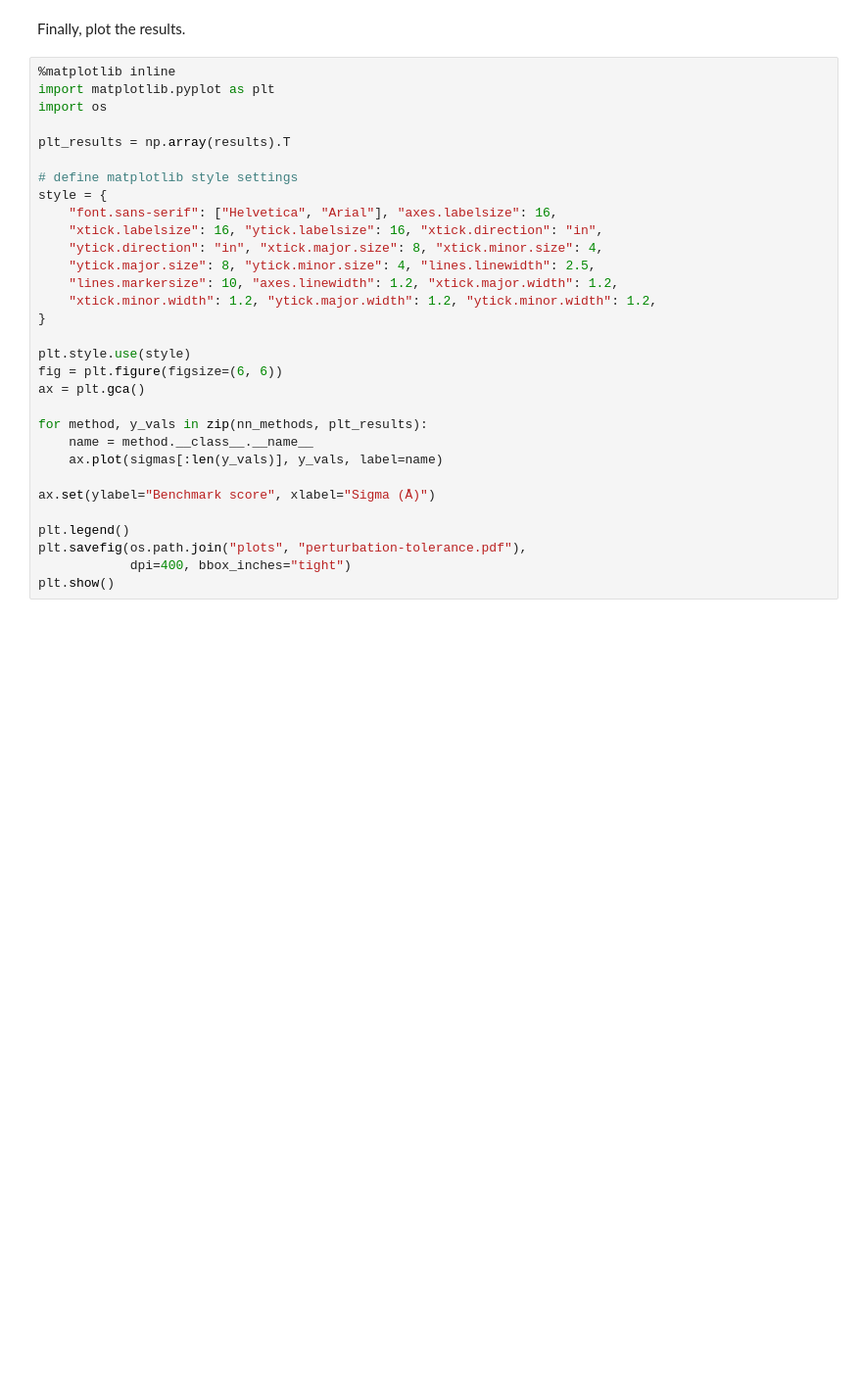
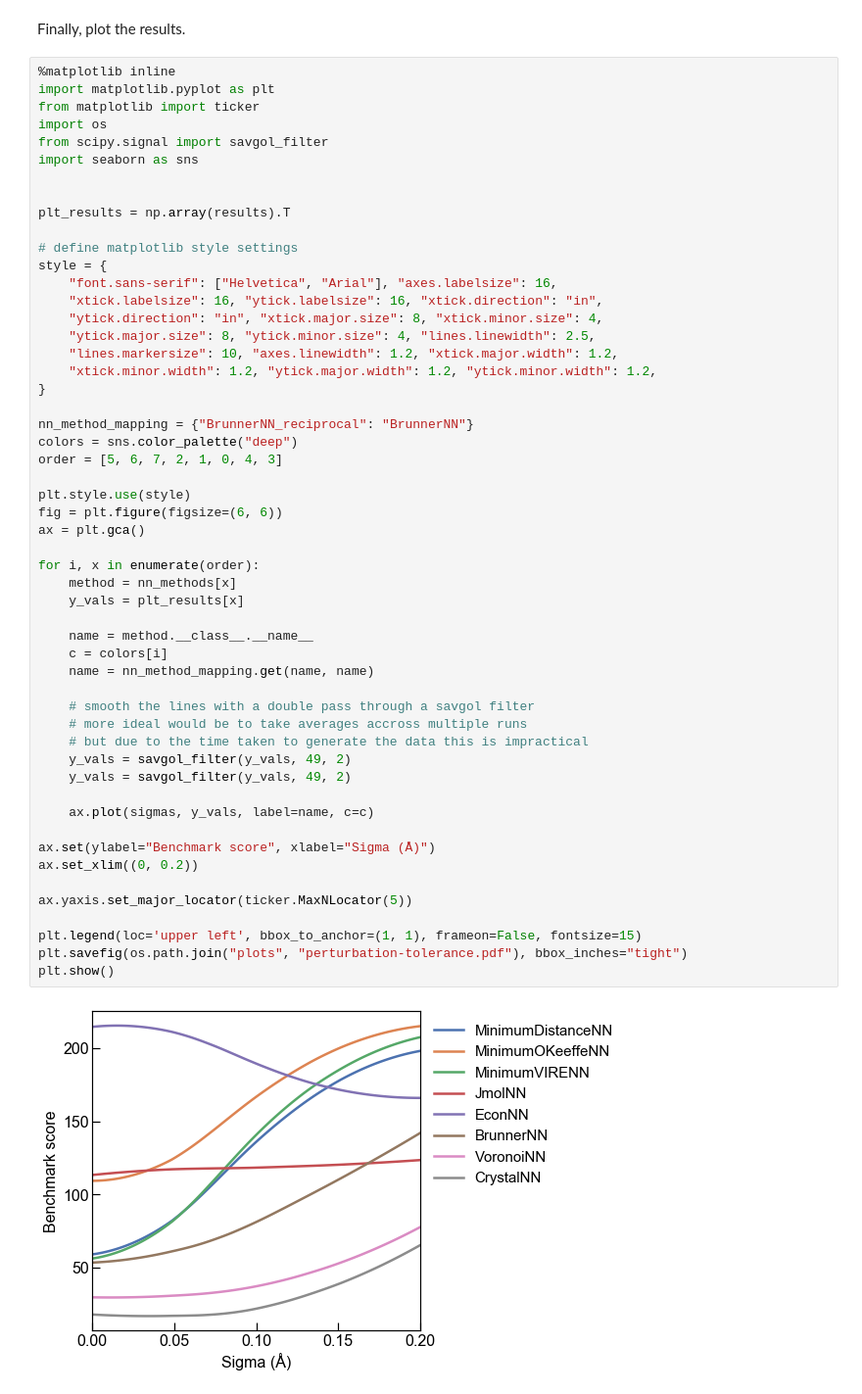
Before and after one commit to hackingmaterials/materials-coord, a Jupyter notebook: examples/perturbation-analysis.ipynb, the cells around one changed output. Shown: that part at 98% size. Saved outputs shown, nothing was run; the diff lists cells and outputs as text; blank space fills up the shorter version.

Commit message:
update perturbation analysis notebook

```diff
--- a/examples/perturbation-analysis.ipynb
+++ b/examples/perturbation-analysis.ipynb
@@ -61,31 +61,55 @@ Finally, plot the results.
 # %%
 %matplotlib inline
 import matplotlib.pyplot as plt
+from matplotlib import ticker
 import os
+from scipy.signal import savgol_filter
+import seaborn as sns
+
 
 plt_results = np.array(results).T
 
 # define matplotlib style settings
 style = {
     "font.sans-serif": ["Helvetica", "Arial"], "axes.labelsize": 16,
     "xtick.labelsize": 16, "ytick.labelsize": 16, "xtick.direction": "in",
     "ytick.direction": "in", "xtick.major.size": 8, "xtick.minor.size": 4,
     "ytick.major.size": 8, "ytick.minor.size": 4, "lines.linewidth": 2.5,
     "lines.markersize": 10, "axes.linewidth": 1.2, "xtick.major.width": 1.2,
     "xtick.minor.width": 1.2, "ytick.major.width": 1.2, "ytick.minor.width": 1.2,
 }
 
+nn_method_mapping = {"BrunnerNN_reciprocal": "BrunnerNN"}
+colors = sns.color_palette("deep")
+order = [5, 6, 7, 2, 1, 0, 4, 3]
+
 plt.style.use(style)
 fig = plt.figure(figsize=(6, 6))
 ax = plt.gca()
 
-for method, y_vals in zip(nn_methods, plt_results):
+for i, x in enumerate(order):
+    method = nn_methods[x]
+    y_vals = plt_results[x]
+
     name = method.__class__.__name__
-    ax.plot(sigmas[:len(y_vals)], y_vals, label=name)
+    c = colors[i]
+    name = nn_method_mapping.get(name, name)
+
+    # smooth the lines with a double pass through a savgol filter
+    # more ideal would be to take averages accross multiple runs
+    # but due to the time taken to generate the data this is impractical
+    y_vals = savgol_filter(y_vals, 49, 2)
+    y_vals = savgol_filter(y_vals, 49, 2)
+
+    ax.plot(sigmas, y_vals, label=name, c=c)
 
 ax.set(ylabel="Benchmark score", xlabel="Sigma (Å)")
+ax.set_xlim((0, 0.2))
 
-plt.legend()
-plt.savefig(os.path.join("plots", "perturbation-tolerance.pdf"),
-            dpi=400, bbox_inches="tight")
+ax.yaxis.set_major_locator(ticker.MaxNLocator(5))
+
+plt.legend(loc='upper left', bbox_to_anchor=(1, 1), frameon=False, fontsize=15)
+plt.savefig(os.path.join("plots", "perturbation-tolerance.pdf"), bbox_inches="tight")
 plt.show()
+# %% [output]
+[figure, added]
```
Also changed, not shown: parts of 1 cell of this notebook.
